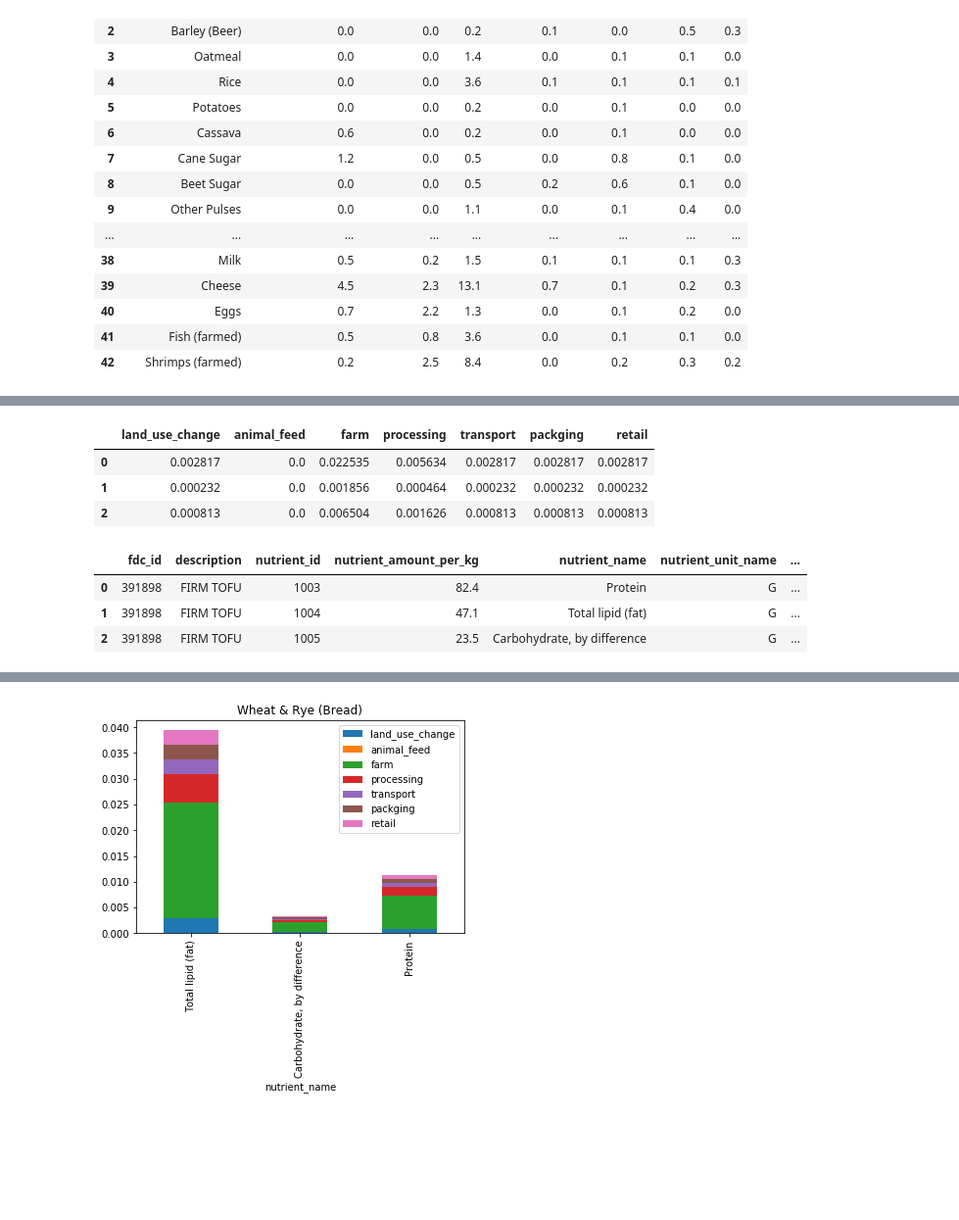
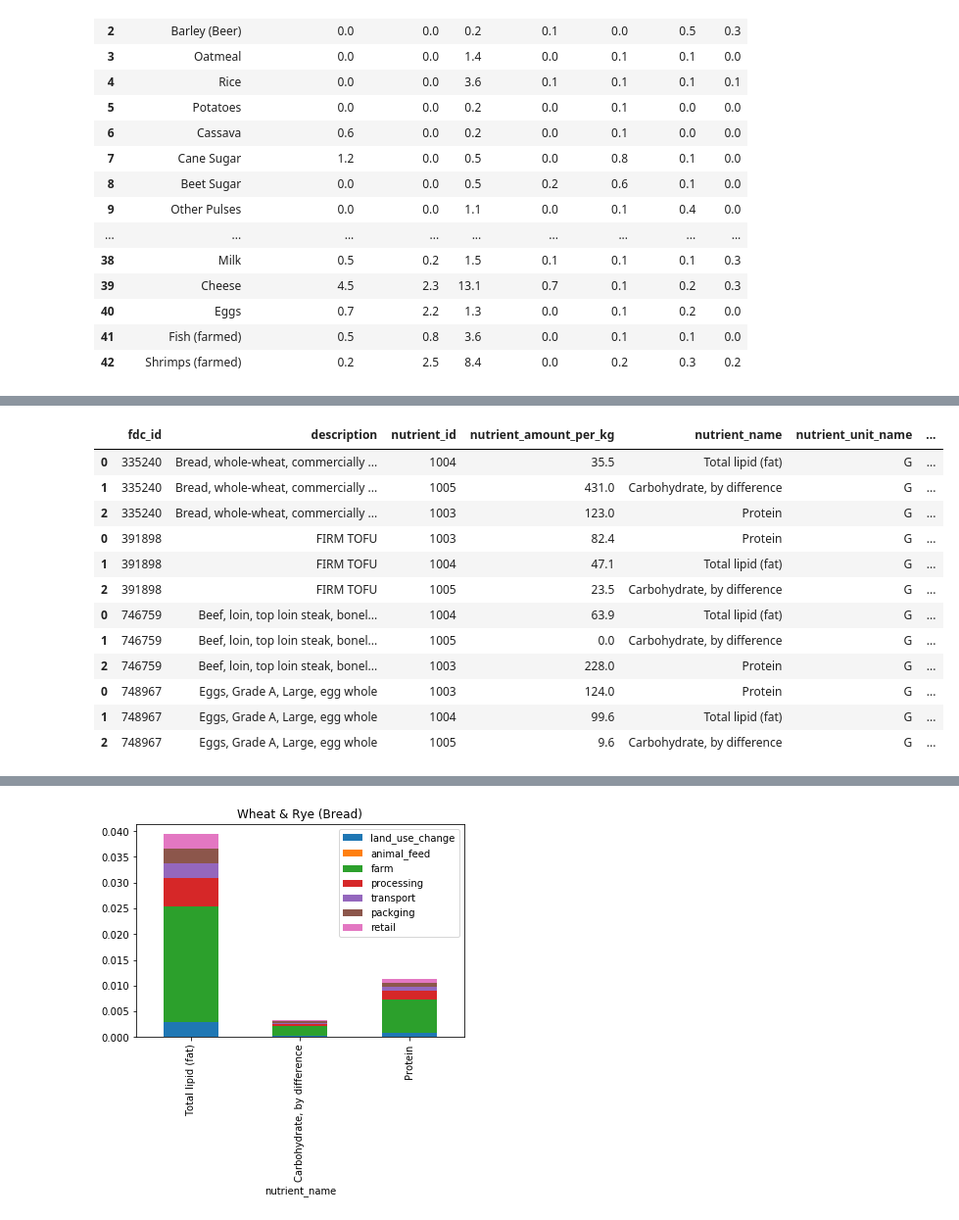
Before and after one commit to ezbc/food-emissions, a Jupyter notebook: food-emissions.ipynb, the cells around one changed output, grey strips where cells are left out. Shown at 98% size. Saved outputs shown, nothing was run; the diff lists cells and outputs as text; code cells hidden in the pictures; blank space fills up the shorter version.

```diff
--- a/food-emissions.ipynb
+++ b/food-emissions.ipynb
@@ -118,15 +131,16 @@ for mapping in GHG_FDC_MAPPING:
-# %%
-    denormalized[EMISSIONS] = denormalized[EMISSIONS] #/
-denormalized[EMISSIONS].divide(denormalized['nutrient_amount_per_kg'], axis=0)
-# %% [output]
-|  | land_use_change | animal_feed | farm | processing | transport | packging | retail |
-| 0 | 0.002817 | 0.0 | 0.022535 | 0.005634 | 0.002817 | 0.002817 | 0.002817 |
-| 1 | 0.000232 | 0.0 | 0.001856 | 0.000464 | 0.000232 | 0.000232 | 0.000232 |
-| 2 | 0.000813 | 0.0 | 0.006504 | 0.001626 | 0.000813 | 0.000813 | 0.000813 |
-# %%
-foods[1].denormalized
-# %% [output]
-|  | fdc_id | description | nutrient_id | nutrient_amount_per_kg | nutrient_name | nutrient_unit_name | ... |
-| 0 | 391898 | FIRM TOFU | 1003 | 82.4 | Protein | G | ... |
-| 1 | 391898 | FIRM TOFU | 1004 | 47.1 | Total lipid (fat) | G | ... |
-| 2 | 391898 | FIRM TOFU | 1005 | 23.5 | Carbohydrate, by difference | G | ... |
+# %%
+food_df
+# %% [output]
+|  | fdc_id | description | nutrient_id | nutrient_amount_per_kg | nutrient_name | nutrient_unit_name | ... |
+| 0 | 335240 | Bread, whole-wheat, commercially ... | 1004 | 35.5 | Total lipid (fat) | G | ... |
+| 1 | 335240 | Bread, whole-wheat, commercially ... | 1005 | 431.0 | Carbohydrate, by difference | G | ... |
+| 2 | 335240 | Bread, whole-wheat, commercially ... | 1003 | 123.0 | Protein | G | ... |
+| 0 | 391898 | FIRM TOFU | 1003 | 82.4 | Protein | G | ... |
+| 1 | 391898 | FIRM TOFU | 1004 | 47.1 | Total lipid (fat) | G | ... |
+| 2 | 391898 | FIRM TOFU | 1005 | 23.5 | Carbohydrate, by difference | G | ... |
+| 0 | 746759 | Beef, loin, top loin steak, bonel... | 1004 | 63.9 | Total lipid (fat) | G | ... |
+| 1 | 746759 | Beef, loin, top loin steak, bonel... | 1005 | 0.0 | Carbohydrate, by difference | G | ... |
+| 2 | 746759 | Beef, loin, top loin steak, bonel... | 1003 | 228.0 | Protein | G | ... |
+| 0 | 748967 | Eggs, Grade A, Large, egg whole | 1003 | 124.0 | Protein | G | ... |
+| 1 | 748967 | Eggs, Grade A, Large, egg whole | 1004 | 99.6 | Total lipid (fat) | G | ... |
+| 2 | 748967 | Eggs, Grade A, Large, egg whole | 1005 | 9.6 | Carbohydrate, by difference | G | ... |
```
Also changed, not shown: parts of 4 cells of this notebook, 1 other file.
